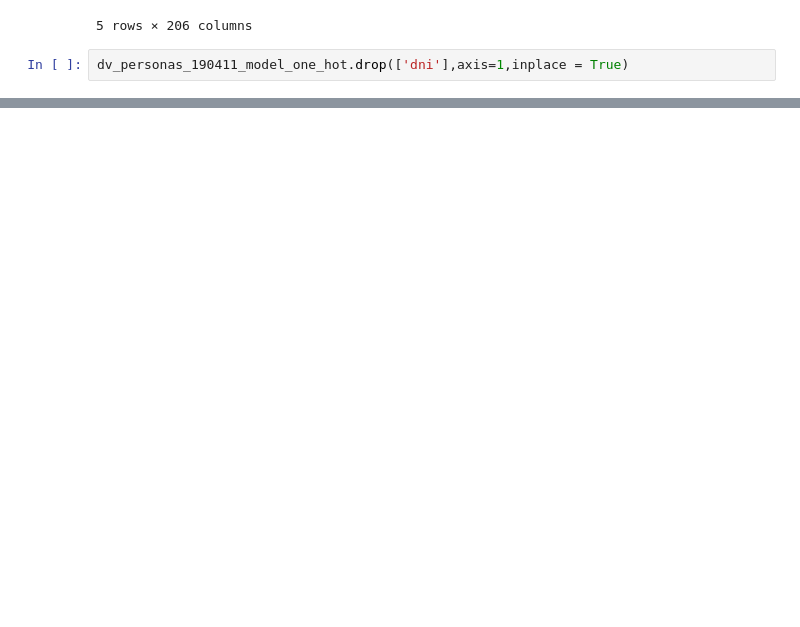
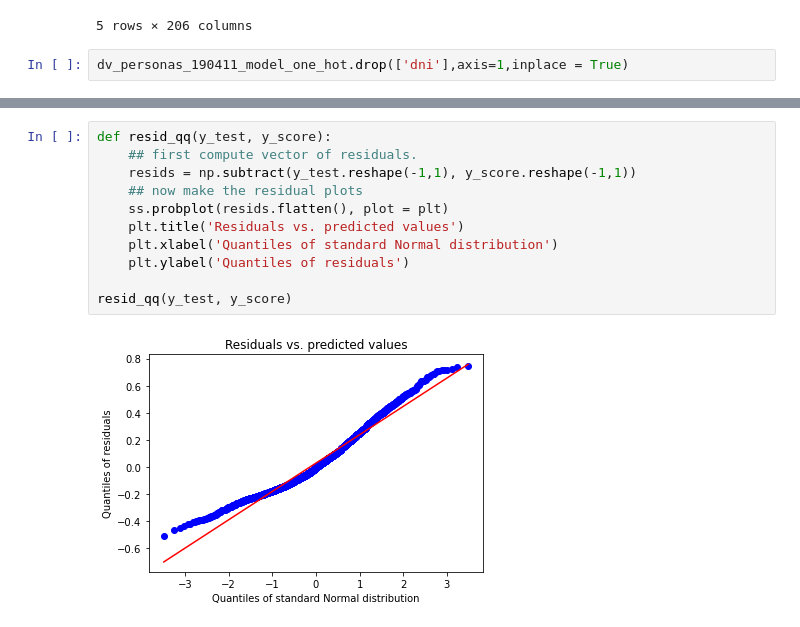
Before and after one commit to franjmelchor/TFG, a Jupyter notebook: Jupyter/Support Vector Regression.ipynb, the cells around one changed output, grey strips where cells are left out. Drawn from its saved outputs; the diff is of its cells as text; blank space fills up the shorter version.

```diff
--- a/Jupyter/Support Vector Regression.ipynb
+++ b/Jupyter/Support Vector Regression.ipynb
@@ -207,2 +192,15 @@ hist_resids(y_test, y_pred)
+# %%
+def resid_qq(y_test, y_score):
+    ## first compute vector of residuals.
+    resids = np.subtract(y_test.reshape(-1,1), y_score.reshape(-1,1))
+    ## now make the residual plots
+    ss.probplot(resids.flatten(), plot = plt)
+    plt.title('Residuals vs. predicted values')
+    plt.xlabel('Quantiles of standard Normal distribution')
+    plt.ylabel('Quantiles of residuals')
+
+resid_qq(y_test, y_score)
+# %% [output]
+[figure, added]
 # %%
 def resid_plot(y_test, y_score):
```
Also changed, not shown: parts of 23 cells of this notebook, 31 other files.
